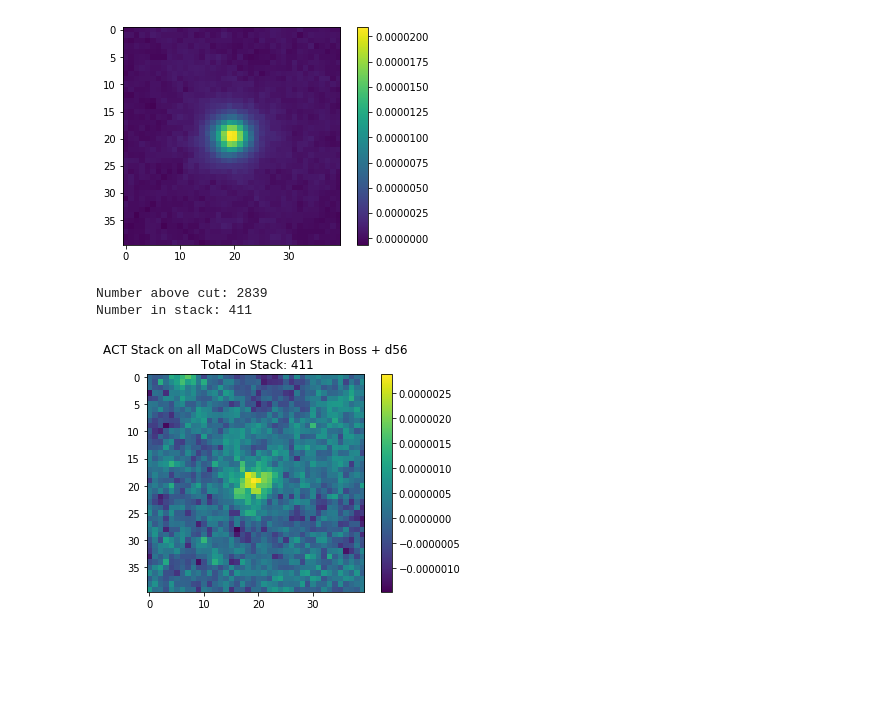
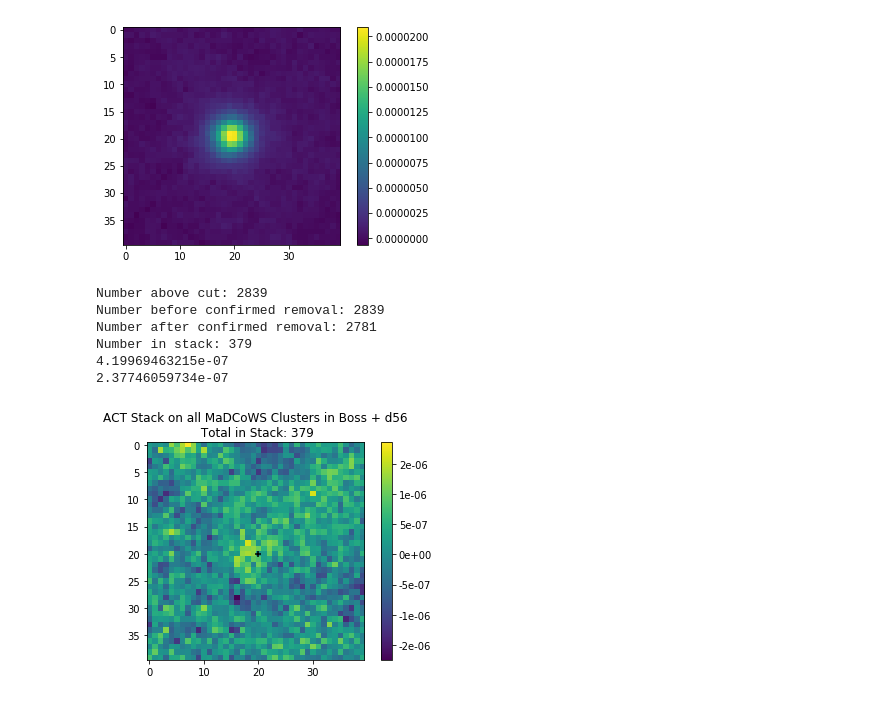
Before and after one commit to Sulla2012/madcowsclusters, a Jupyter notebook: madcows_y_stacker.ipynb, the cells around one changed output. Cells and saved outputs as stored; diff of their text form; code cells hidden in the pictures; blank space fills up the shorter version.

```diff
--- a/madcows_y_stacker.ipynb
+++ b/madcows_y_stacker.ipynb
@@ -91,24 +95,60 @@ plt.show()
 plt.close()
 # %% [output]
 [figure]
-# %%
-mdcw_ra = mdcw_catalog[1].data['RADeg']
-mdcw_dec =mdcw_catalog[1].data['decDeg']
-mdcw_ra, mdcw_dec = np.array(mdcw_ra), np.array(mdcw_dec)
-
-print("Number above cut: {}".format(len(mdcw_ra)))
-
-mdcw_stack, stack_num = stack(mdcw_ra, mdcw_dec, boss_map, boss_mask, d56_map, d56_mask)
-plt.imshow(mdcw_stack)
-plt.colorbar()
-plt.title("ACT Stack on all MaDCoWS Clusters in Boss + d56\n Total in Stack: {}".format(stack_num))
-plt.savefig("mdcw_stack_act_y.png")
-plt.show()
-plt.close()
-# %% [output]
-Number above cut: 2839
-Number in stack: 411
-[figure, removed]
+# %%
+mdcw_ra = mdcw_catalog[1].data['RADeg']
+mdcw_dec =mdcw_catalog[1].data['decDeg']
+mdcw_ra, mdcw_dec = np.array(mdcw_ra), np.array(mdcw_dec)
+mdcw_rich = mdcw_catalog[1].data['Rich']
+
+in_act = ['MOO J0018+0000','MOO J0019+0209','MOO J0028-1005','MOO J0048+1757','MOO J0101+0030','MOO J0102+0201','MOO J0105+1324','MOO J0105-1839','MOO J0120-0304','MOO J0125-0802','MOO J0129-1640','MOO J0132+0329','MOO J0136-0959','MOO J0208-0935','MOO J0234-0107','MOO J0239-1035','MOO J0300+0124','MOO J0303+1857','MOO J0308-2915','MOO J0353+0832','MOO J0448-1705','MOO J0846+1504','MOO J0934+1751','MOO J0936+0337','MOO J1014+0038','MOO J1029+0017','MOO J1048+0743','MOO J1053+1052','MOO J1140+1522','MOO J1142+1346','MOO J1142+1527','MOO J1149+0921','MOO J1204+1525','MOO J1208+0501','MOO J1241+0011','MOO J1254+0948','MOO J1310+1707','MOO J1322-0228','MOO J1346-0142','MOO J1354+1329','MOO J1355+1606','MOO J1414+0227','MOO J1418+0723','MOO J1424-0141','MOO J1454+0628','MOO J1455+0439','MOO J1514+1346','MOO J1521+0452','MOO J1525+1541','MOO J1536+0953','MOO J1620+1340','MOO J2146-0320','MOO J2205-2955','MOO J2231+1130','MOO J2235+1320','MOO J2316+0920','MOO J2319-1856','MOO J2358+1836']
+
+names = mdcw_catalog[1].data['name']
+
+flags = [True]*len(mdcw_ra)
+
+for i, name in enumerate(names):
+    #print(name)
+    if name in in_act:
+        #print(i)
+        flags[i] = False
+
+print("Number above cut: {}".format(len(mdcw_ra)))
+
+print("Number before confirmed removal: {}".format(len(mdcw_ra)))
+mdcw_ra = mdcw_ra[flags]
+mdcw_dec = mdcw_dec[flags]
+mdcw_rich = mdcw_rich[flags]
+print("Number after confirmed removal: {}".format(len(mdcw_ra)))
+
+mdcw_stack, stack_num = stack(mdcw_ra, mdcw_dec, boss_map, boss_mask, d56_map, d56_mask)
+
+for i in range(len(mdcw_stack[0])):
+    for j in range(len(mdcw_stack[0])):
+        if (27<i<33) & (27<j<33):
+            cen += mdcw_stack[i][j]
+            cen_d += 1
+        else:
+            out += mdcw_stack[i][j]
+            out_d += 1
+print(cen/cen_d)
+print(out/out_d)
+
+plot = plt.imshow(mdcw_stack)
+plt.scatter(20,20, marker = '+', color = 'k')
+plt.colorbar(plot, format='%.0e')
+plt.title("ACT Stack on all MaDCoWS Clusters in Boss + d56\n Total in Stack: {}".format(stack_num))
+plt.savefig("mdcw_stack_act_y.png")
+plt.show()
+plt.close()
+# %% [output]
+Number above cut: 2839
+Number before confirmed removal: 2839
+Number after confirmed removal: 2781
+Number in stack: 379
+4.19969463215e-07
+2.37746059734e-07
+[figure, added]
 # %%
 #print(mdcw_catalog[1].header)
 
```
Also changed, not shown: parts of 6 cells of this notebook, 3 other files.
